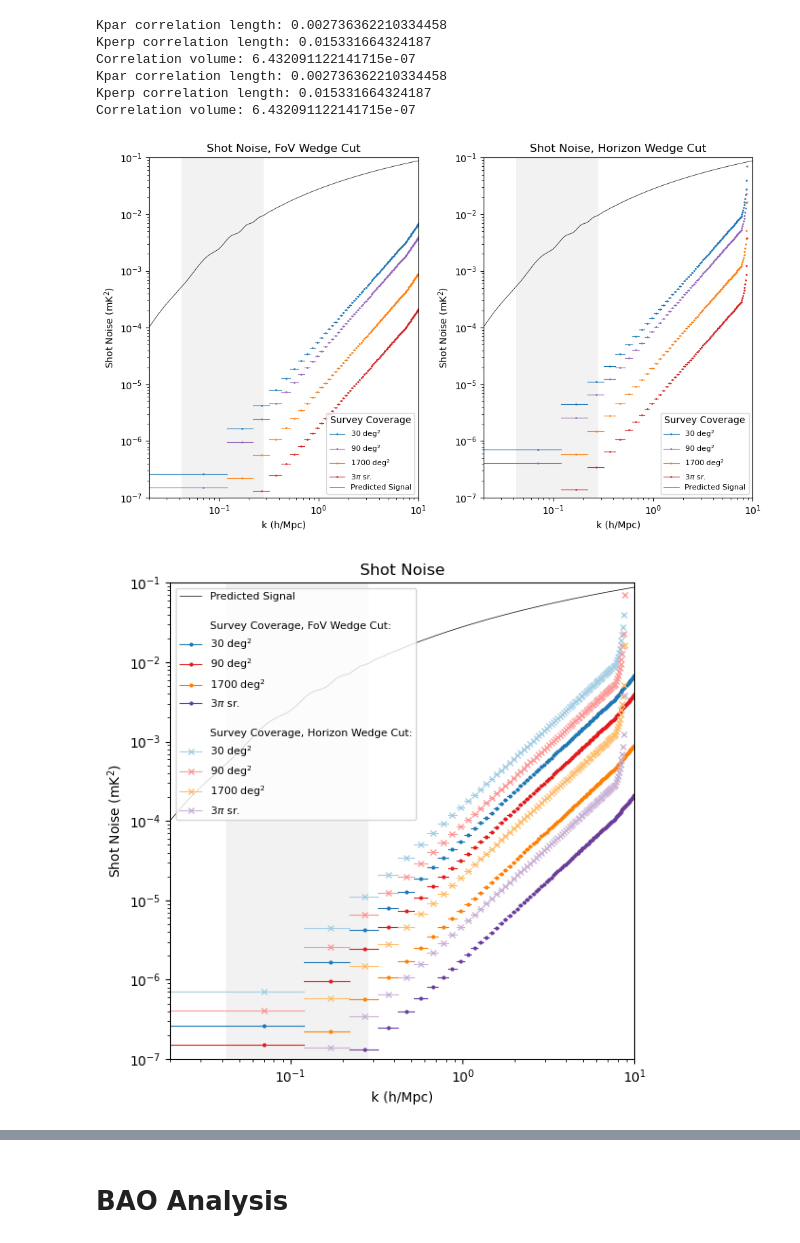
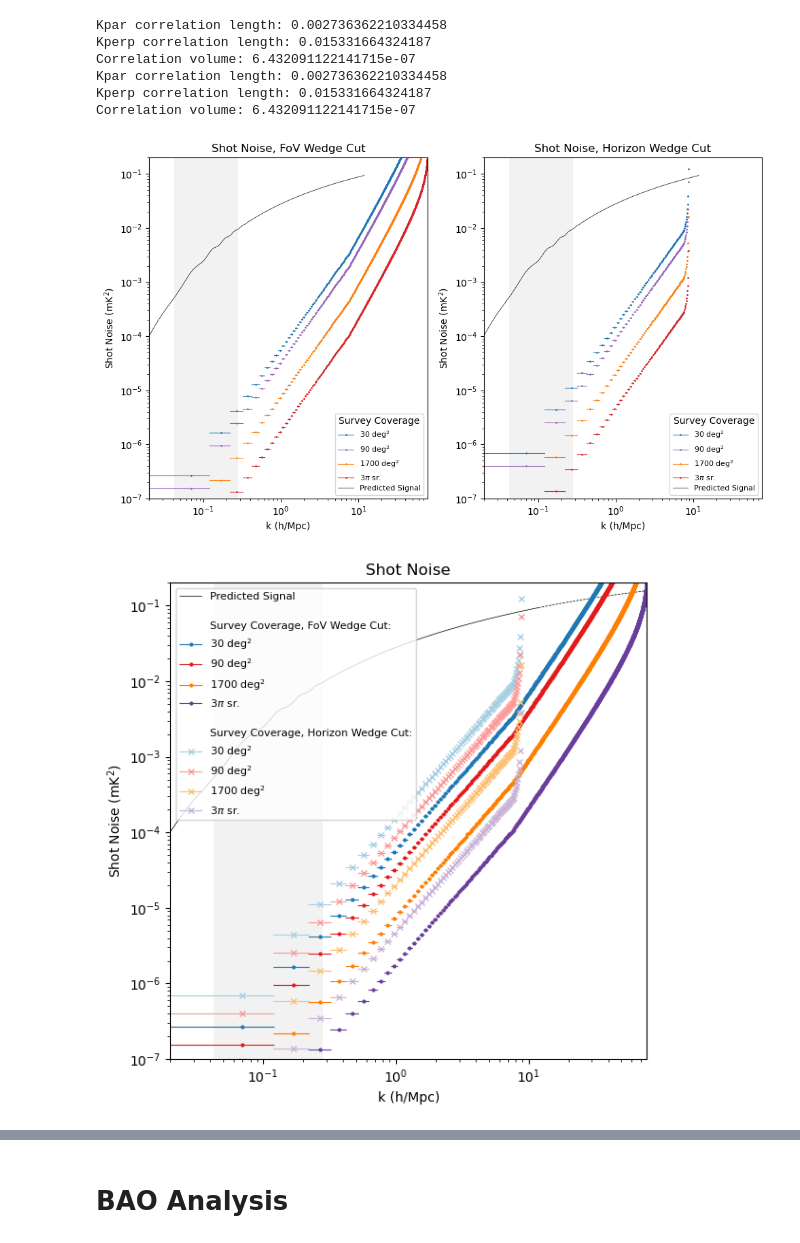
Before and after one commit to rlbyrne/PSsensitivity, a Jupyter notebook: plot_DSA2000_sensitivity.ipynb, the cells around one changed output, grey strips where cells are left out. Drawn from its saved outputs; the diff is of its cells as text; code cells hidden in the pictures.

```diff
--- a/plot_DSA2000_sensitivity.ipynb
+++ b/plot_DSA2000_sensitivity.ipynb
@@ -233,0 +242,16 @@ ps_model = array_sensitivity.matter_ps_to_21cm_ps_conversion(
+# %%
+# Extrapolate  CAMB power spectrum to higher k values
+model_k_axis_extrapolate = kperp_bin_edges[np.where(kperp_bin_edges>np.max(model_k_axis))]
+ps_model_extrapolate_fn = interpolate.interp1d(np.log(model_k_axis), ps_model, fill_value = "extrapolate")
+ps_model_extrapolate = ps_model_extrapolate_fn(np.log(model_k_axis_extrapolate))
+
+model_k_axis_extended = np.concatenate((model_k_axis, model_k_axis_extrapolate))
+ps_model_extended = np.concatenate((ps_model, ps_model_extrapolate))
+
+# Plot theory line
+fig, ax = plt.subplots(figsize=(6,6))
+ax.plot(model_k_axis, ps_model, color="black", marker="none", linewidth=0.5)
+ax.plot(model_k_axis_extrapolate, ps_model_extrapolate, "--", color="black", marker="none", linewidth=0.5)
+ax.set_yscale("log")
+ax.set_xscale("log")
+plt.show()
@@ -374,7 +402,7 @@ plt.show()
 # %%
 binned_ps_sample_variance_horizon_cut = array_sensitivity.get_sample_variance(
-    ps_model,  # Units mK^2
-    model_k_axis,  # Units h/Mpc
+    ps_model_extended,  # Units mK^2
+    model_k_axis_extended,  # Units h/Mpc
     field_of_view_deg2=field_of_view_deg2,
     min_freq_hz=min_freq_hz,
     max_freq_hz=max_freq_hz,
@@ -383,8 +411,8 @@ binned_ps_sample_variance_horizon_cut = array_sensitivity.get_sample_variance(
     wedge_extent_deg=90.0,
 )
 binned_ps_sample_variance_fov_cut = array_sensitivity.get_sample_variance(
-    ps_model,  # Units mK^2
-    model_k_axis,  # Units h/Mpc
+    ps_model_extended,  # Units mK^2
+    model_k_axis_extended,  # Units h/Mpc
     field_of_view_deg2=field_of_view_deg2,
     min_freq_hz=min_freq_hz,
     max_freq_hz=max_freq_hz,
@@ -409,7 +437,8 @@ legend_labels = [
     "3$\pi$ sr.",
     "Predicted Signal",
 ]
-xrange = [2e-2, 10]
+#xrange = [2e-2, 10]
+xrange = [2e-2, np.max(kperp_bin_edges)]
 yrange = [1e-7, 1e-1]
 
 legend_lines = [Line2D([0], [0], linewidth=0.8, marker="o", markersize=1, color=color) for color in colors]
@@ -567,8 +597,8 @@ legend_labels = [
     "3$\pi$ sr.",
     "Predicted Signal",
 ]
-xrange = [2e-2, 10]
-yrange = [1e-7, 1e-1]
+xrange = [2e-2, np.max(kperp_bin_edges)]
+yrange = [1e-7, 2e-1]
 
 legend_lines = [Line2D([0], [0], linewidth=0.8, marker="o", markersize=1, color=color) for color in colors]
 legend_lines = legend_lines + [Line2D([0], [0], linewidth=0.5, marker="none", color="black")]
@@ -618,7 +648,7 @@ plt.tight_layout()
 #plt.savefig("plots/shot_noise.png")
 plt.show()
 # %% [output]
-[figure, old version]
+[figure, new version]
 # %%
 plot_fov_deg = [30.0, 90.0, 1700.0, 3*np.pi*(180/np.pi)**2.]
 
@@ -635,13 +665,14 @@ fov_int_labels = [
     "3$\pi$ sr.",
 ]
 legend_headings = ["Survey Coverage, FoV Wedge Cut:", "Survey Coverage, Horizon Wedge Cut:"]
-xrange = [2e-2, 10]
-yrange = [1e-7, 1e-1]
+xrange = [2e-2, np.max(kperp_bin_edges)]
+yrange = [1e-7, 2e-1]
 
 fig, ax = plt.subplots(figsize=(6,6))
 
 # Plot theory line
 ax.plot(model_k_axis, ps_model, color="black", marker="none", linewidth=0.5)
+ax.plot(model_k_axis_extrapolate, ps_model_extrapolate, linestyle="dashed", color="black", marker="none", linewidth=0.5)
 legend_lines = [Line2D([0], [0], linewidth=0.5, marker="none", color="black")]
 legend_labels = ["Predicted Signal"]
 
@@ -662,35 +693,35 @@ for wedge_cut_ind in range(2):
         legend_labels = legend_labels + [fov_int_labels[fov_ind]]
 
         plot_vals = np.sqrt(use_binned_ps_shot_noise * field_of_view_deg2 / use_fov)
         ax.plot(
             (bin_edges[:-1] + bin_edges[1:]) / 2,
             plot_vals,
             marker=markers[wedge_cut_ind], markersize=marker_sizes[wedge_cut_ind], linewidth=0,
             color=colors[wedge_cut_ind, fov_ind, :],
         )
         for bin_ind in range(len(plot_vals)):
             ax.plot(
                 [bin_edges[bin_ind], bin_edges[bin_ind + 1]],
                 [plot_vals[bin_ind], plot_vals[bin_ind]],
                 marker="none",
                 linewidth=0.8,
                 color=colors[wedge_cut_ind, fov_ind, :],
             )
 
 ax.set_yscale("log")
 ax.set_xscale("log")
 ax.set_xlim(xrange)
 ax.set_ylim(yrange)
 ax.set_xlabel("k (h/Mpc)")
 ax.set_ylabel("Shot Noise (mK$^2$)")
 ax.legend(legend_lines, legend_labels, prop={'size': 8}, loc="upper left")
 ax.set_title("Shot Noise")
 
 plt.tight_layout()
-plt.savefig("plots/shot_noise.png")
+plt.savefig("plots/shot_noise.png", dpi=300)
 plt.show()
 # %% [output]
-[figure, old version]
+[figure, new version]
 # %%
 combined_variance_fov_cut = (
     (binned_ps_variance_fov_cut * .25 / 720)
```
Also changed, not shown: parts of 21 cells of this notebook, 8 other files.
